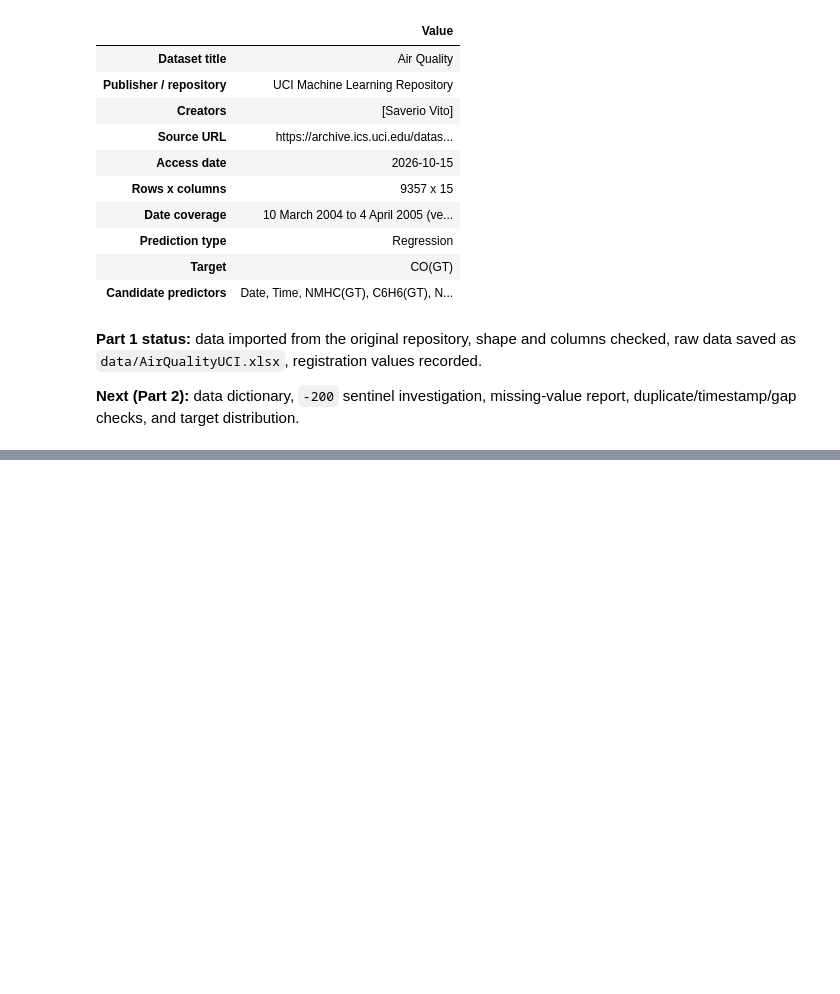
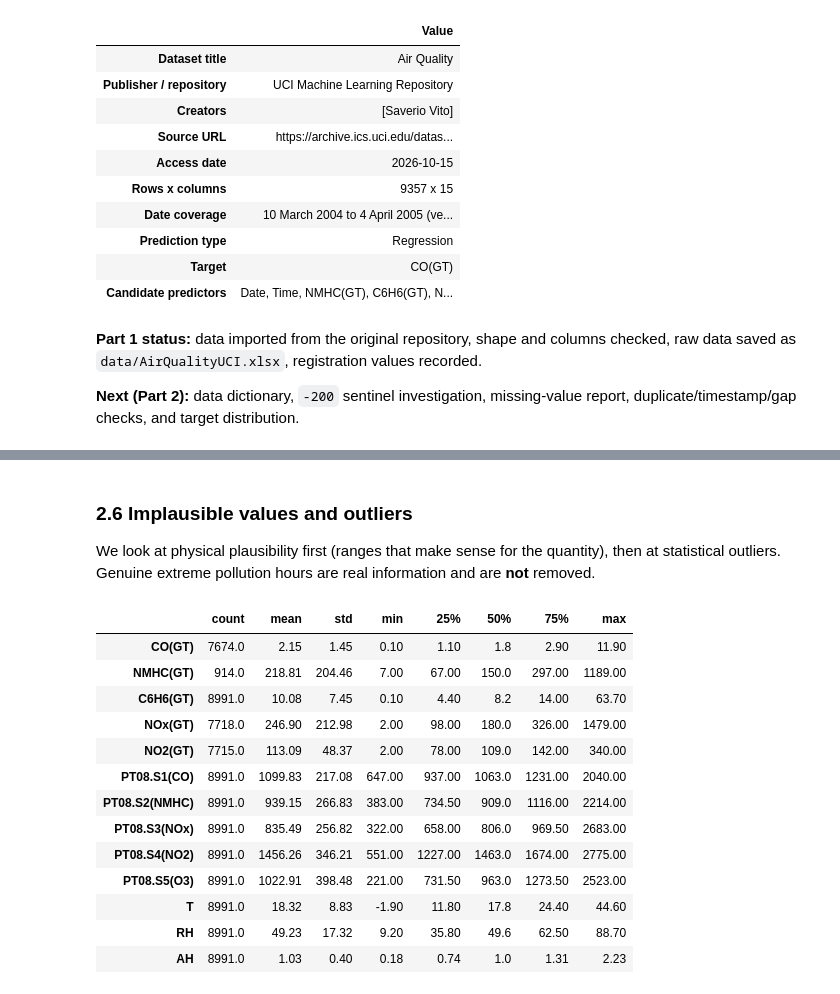
Before and after one commit to arielsharonferdinandus/AirQualityCO_PredictiveAnalytics, a Jupyter notebook: AirQualityCO_PredictiveAnalytics.ipynb, the cells around one changed output, grey strips where cells are left out. Drawn from its saved outputs; the diff is of its cells as text; code cells hidden in the pictures; blank space fills up the shorter version.

```diff
--- a/AirQualityCO_PredictiveAnalytics.ipynb
+++ b/AirQualityCO_PredictiveAnalytics.ipynb
@@ -242,0 +512,20 @@ pd.Series(registration, name='Value').to_frame()
+# %% [markdown]
+### 2.6 Implausible values and outliers
+We look at physical plausibility first (ranges that make sense for the quantity), then at statistical outliers. Genuine extreme pollution hours are real information and are **not** removed.
+# %%
+df[num_cols].describe().T.round(2)
+# %% [output]
+|  | count | mean | std | min | 25% | 50% | 75% | max |
+| CO(GT) | 7674.0 | 2.15 | 1.45 | 0.10 | 1.10 | 1.8 | 2.90 | 11.90 |
+| NMHC(GT) | 914.0 | 218.81 | 204.46 | 7.00 | 67.00 | 150.0 | 297.00 | 1189.00 |
+| C6H6(GT) | 8991.0 | 10.08 | 7.45 | 0.10 | 4.40 | 8.2 | 14.00 | 63.70 |
+| NOx(GT) | 7718.0 | 246.90 | 212.98 | 2.00 | 98.00 | 180.0 | 326.00 | 1479.00 |
+| NO2(GT) | 7715.0 | 113.09 | 48.37 | 2.00 | 78.00 | 109.0 | 142.00 | 340.00 |
+| PT08.S1(CO) | 8991.0 | 1099.83 | 217.08 | 647.00 | 937.00 | 1063.0 | 1231.00 | 2040.00 |
+| PT08.S2(NMHC) | 8991.0 | 939.15 | 266.83 | 383.00 | 734.50 | 909.0 | 1116.00 | 2214.00 |
+| PT08.S3(NOx) | 8991.0 | 835.49 | 256.82 | 322.00 | 658.00 | 806.0 | 969.50 | 2683.00 |
+| PT08.S4(NO2) | 8991.0 | 1456.26 | 346.21 | 551.00 | 1227.00 | 1463.0 | 1674.00 | 2775.00 |
+| PT08.S5(O3) | 8991.0 | 1022.91 | 398.48 | 221.00 | 731.50 | 963.0 | 1273.50 | 2523.00 |
+| T | 8991.0 | 18.32 | 8.83 | -1.90 | 11.80 | 17.8 | 24.40 | 44.60 |
+| RH | 8991.0 | 49.23 | 17.32 | 9.20 | 35.80 | 49.6 | 62.50 | 88.70 |
+| AH | 8991.0 | 1.03 | 0.40 | 0.18 | 0.74 | 1.0 | 1.31 | 2.23 |
```
Also changed, not shown: parts of 24 cells of this notebook.
